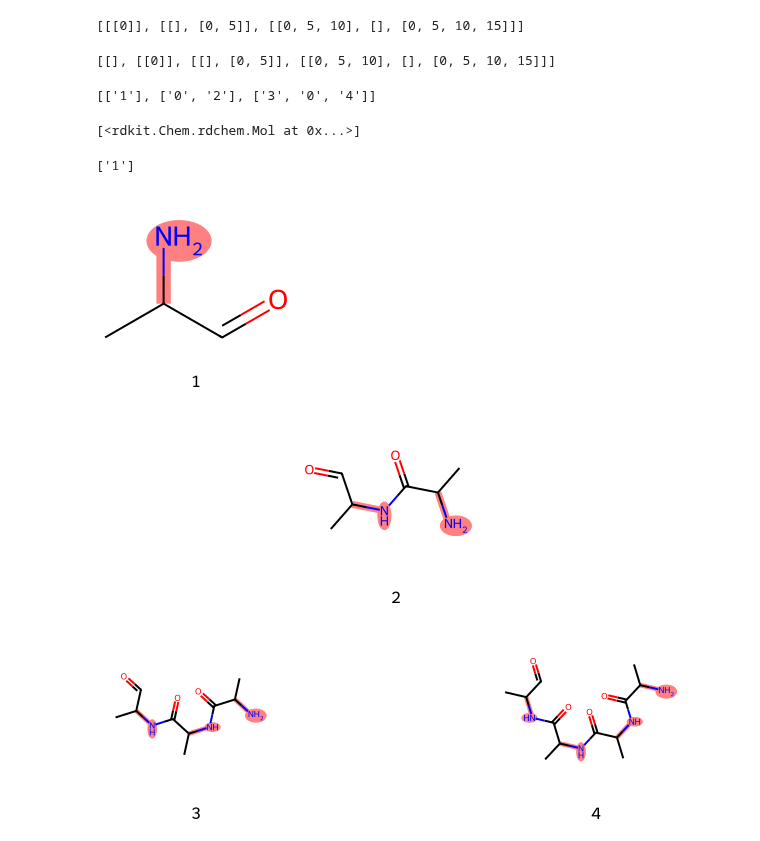
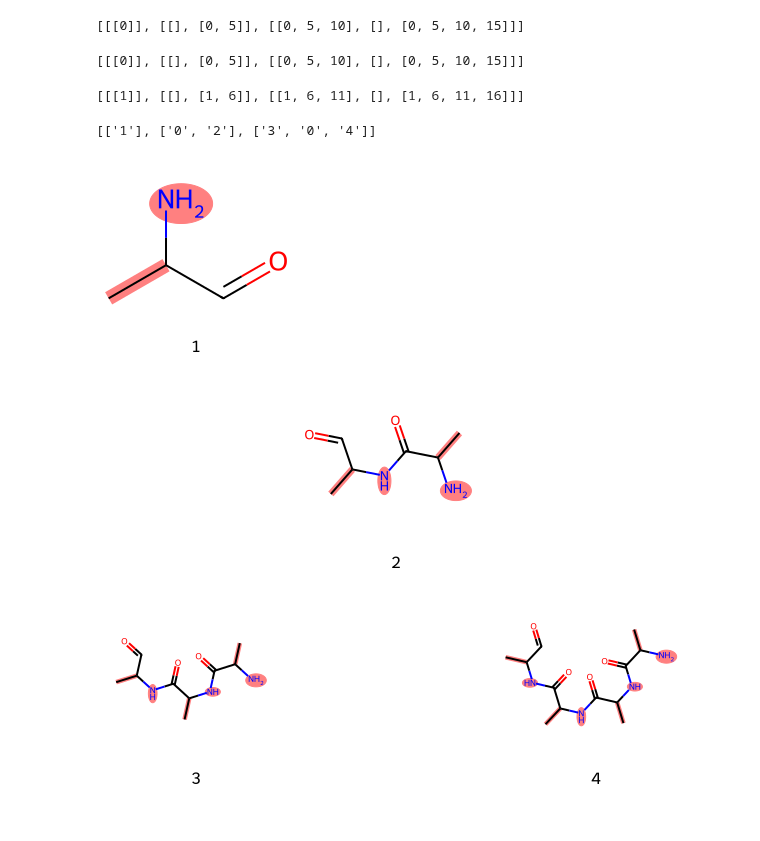
Before and after one commit to bertiewooster/RDKit-playing, a Jupyter notebook: MolsMatrixToGridImage-tests.ipynb, the cells around one changed output. Drawn from its saved outputs; the diff is of its cells as text; code cells hidden in the pictures.

Commit message:
Generalize fn to ith_item_list

```diff
--- a/MolsMatrixToGridImage-tests.ipynb
+++ b/MolsMatrixToGridImage-tests.ipynb
@@ -10,15 +10,18 @@ legends = ['mol-%d' % x for x in range(len(mols))]
 # Draw.MolsToGridImage(mols, legends=legends)
 # %%
 s = "NC(C)C(=O)"
+
+# TODO Get number of atoms in s, add param to ith_item_list to replace hard-coded 5
+
 repeats = [[1], [0, 2], [3, 0, 4]]
 mols_matrix = [[Chem.MolFromSmiles(s * count) for count in row] for row in repeats]
 legends_matrix = [[str(count) for count in row] for row in repeats]
 
-def highlightZeroIndexList(nunits):
-    return [i * 5 for i in range(nunits)]
+def ith_item_list(nunits, i = 0):
+    return [((n * 5) + i) for n in range(nunits)]
 
-highlightAtomLists_matrix = [[highlightZeroIndexList(count) for count in row] for row in repeats]
-highlightBondLists_matrix = [[highlightZeroIndexList(count) for count in row] for row in repeats]
+highlightAtomLists_matrix = [[ith_item_list(count, 0) for count in row] for row in repeats]
+highlightBondLists_matrix = [[ith_item_list(count, 1) for count in row] for row in repeats]
 
 highlightAtomLists_matrix
 # mols_matrix
@@ -27,28 +30,24 @@ highlightAtomLists_matrix
 # %%
 highlightAtomLists_matrix
 # %% [output]
-[[], [[0]], [[], [0, 5]], [[0, 5, 10], [], [0, 5, 10, 15]]]
+[[[0]], [[], [0, 5]], [[0, 5, 10], [], [0, 5, 10, 15]]]
+# %%
+highlightBondLists_matrix
+# %% [output]
+[[[1]], [[], [1, 6]], [[1, 6, 11], [], [1, 6, 11, 16]]]
 # %%
 legends_matrix
 # %% [output]
 [['1'], ['0', '2'], ['3', '0', '4']]
-# %%
-mols_matrix[0]
-# %% [output]
-[<rdkit.Chem.rdchem.Mol at 0x...>]
-# %%
-legends_matrix[0]
-# %% [output]
-['1']
 # %%
-Draw.MolsToGridImage(mols_matrix[0], legends=legends_matrix[0], highlightAtomLists=highlightAtomLists_matrix[0], highlightBondLists=highlightAtomLists_matrix[0])
+Draw.MolsToGridImage(mols_matrix[0], legends=legends_matrix[0], highlightAtomLists=highlightAtomLists_matrix[0], highlightBondLists=highlightBondLists_matrix[0])
 # %% [output]
-[figure, old version]
+[figure, new version]
 # %%
-Draw.MolsToGridImage(mols_matrix[1], legends=legends_matrix[1], highlightAtomLists=highlightAtomLists_matrix[1], highlightBondLists=highlightAtomLists_matrix[1])
+Draw.MolsToGridImage(mols_matrix[1], legends=legends_matrix[1], highlightAtomLists=highlightAtomLists_matrix[1], highlightBondLists=highlightBondLists_matrix[1])
 # %% [output]
-[figure, old version]
+[figure, new version]
 # %%
-Draw.MolsToGridImage(mols_matrix[2], legends=legends_matrix[2], highlightAtomLists=highlightAtomLists_matrix[2], highlightBondLists=highlightAtomLists_matrix[2])
+Draw.MolsToGridImage(mols_matrix[2], legends=legends_matrix[2], highlightAtomLists=highlightAtomLists_matrix[2], highlightBondLists=highlightBondLists_matrix[2])
 # %% [output]
-[figure, old version]
+[figure, new version]
```
